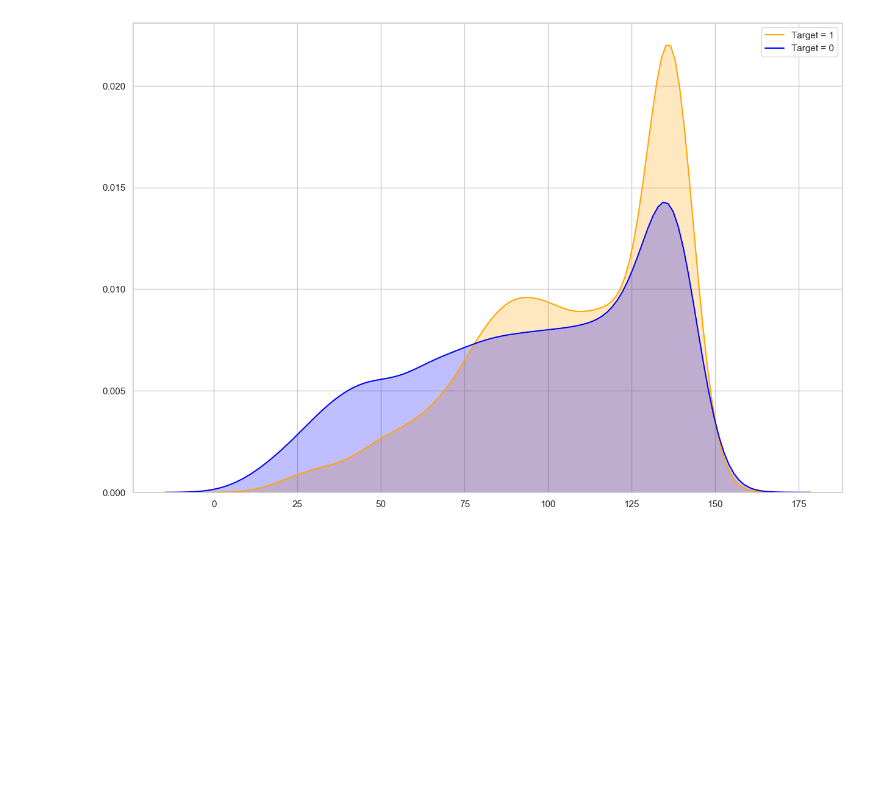
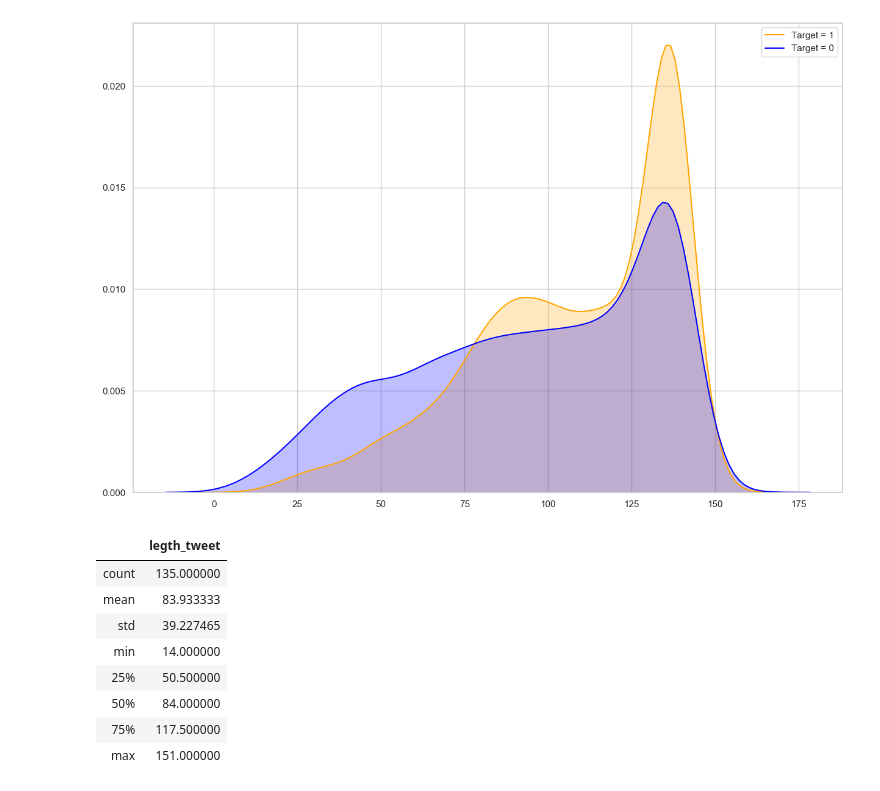
Before and after one commit to patopizzini/datos_practica, a Jupyter notebook: 02ejemplo_tp/tp1_prueba.ipynb, the cells around one changed output. Saved outputs shown, nothing was run; the diff lists cells and outputs as text; code cells hidden in the pictures; blank space fills up the shorter version.

```diff
--- a/02ejemplo_tp/tp1_prueba.ipynb
+++ b/02ejemplo_tp/tp1_prueba.ipynb
@@ -131,5 +119,15 @@ g = sns.kdeplot(nlp[nlp['target']==0]['legth_tweet'], color='blue', label='Targe
 # %% [output]
 [figure]
 # %%
-target1 = grouped.loc[grouped['target']==1, :]
-target0 = grouped.loc[grouped['target']==0, :]
+trueTweets = grouped.loc[grouped['target']==1, :]
+trueTweets.describe()[['legth_tweet']]
+# %% [output]
+|  | legth_tweet |
+| count | 135.000000 |
+| mean | 83.933333 |
+| std | 39.227465 |
+| min | 14.000000 |
+| 25% | 50.500000 |
+| 50% | 84.000000 |
+| 75% | 117.500000 |
+| max | 151.000000 |
```
Also changed, not shown: parts of 6 cells of this notebook.
